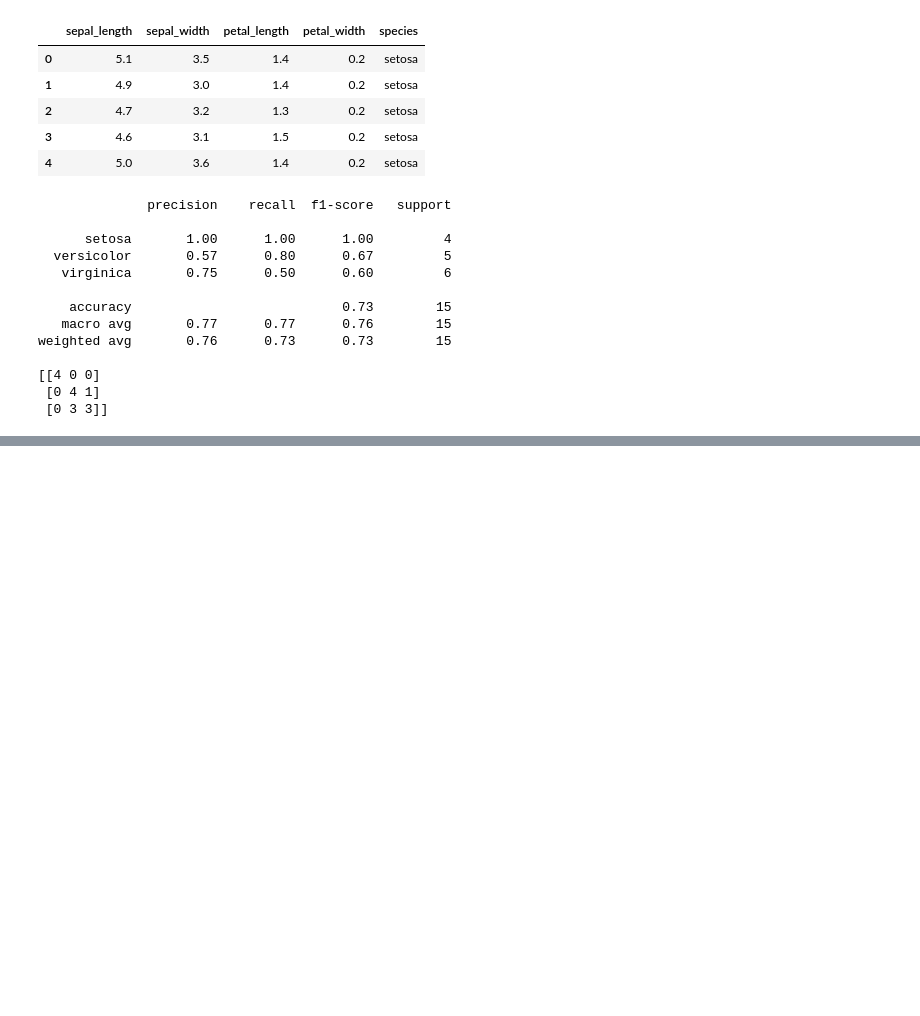
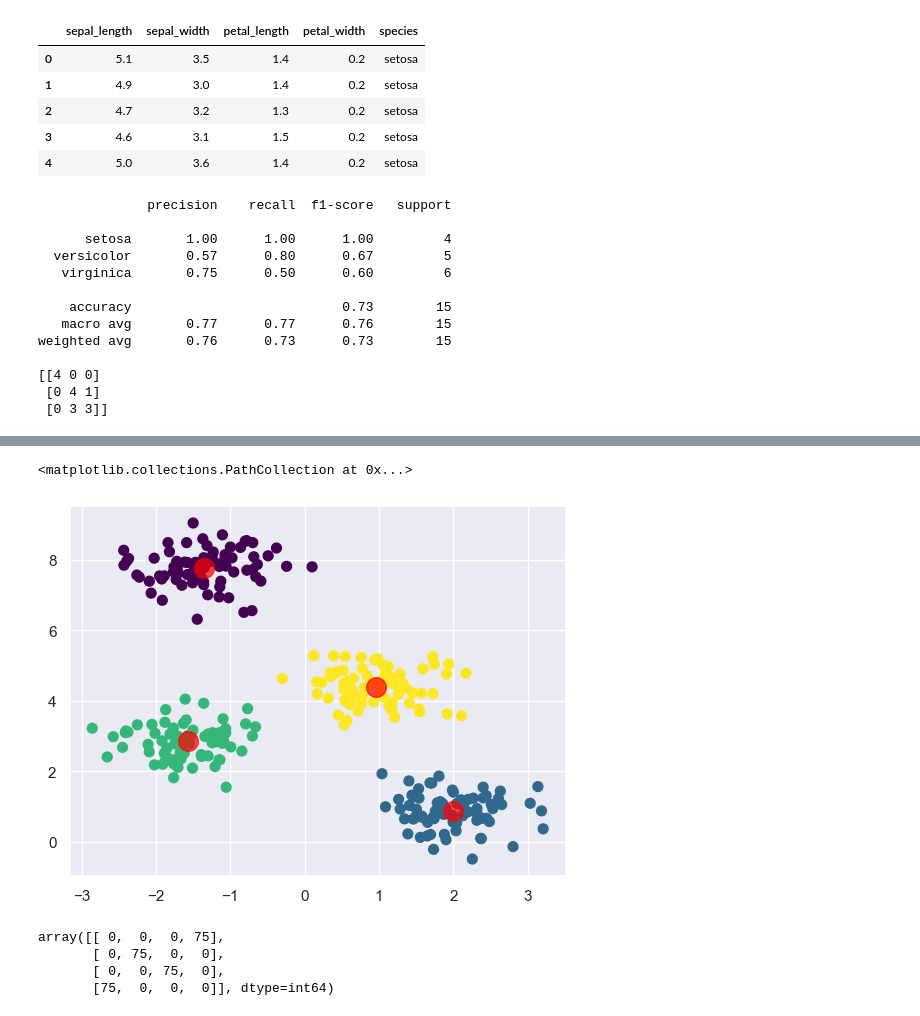
Before and after one commit to ChaouechOlfa/PythonPourDataScience, a Jupyter notebook: Chap7AlgorithmesMachineLearning .ipynb, the cells around one changed output, grey strips where cells are left out. Saved outputs shown, nothing was run; the diff lists cells and outputs as text; code cells hidden in the pictures; blank space fills up the shorter version.

Commit message:
Algorithme KMeans

```diff
--- a/Chap7AlgorithmesMachineLearning .ipynb
+++ b/Chap7AlgorithmesMachineLearning .ipynb
@@ -253,0 +262,4 @@ weighted avg       0.76      0.73      0.73        15
+# %%
+#Génénration de jeu de données bidimensionnel contenant quatre groupes
+x,y_reel=make_blobs(n_samples=300,centers=4,cluster_std=0.50,random_state=0)
+df=pd.concat([pd.DataFrame(x),pd.DataFrame(y_reel)],axis=1)
@@ -253,0 +286,20 @@ weighted avg       0.76      0.73      0.73        15
+# %%
+kmeans=KMeans(n_clusters=4)
+kmeans.fit(x)
+y_pred=kmeans.predict(x)
+# %%
+plt.scatter(x[:,0],x[:,1],c=y_pred,s=50,cmap='viridis')
+centers=kmeans.cluster_centers_
+plt.scatter(centers[:,0],centers[:,1],c='red',s=200,alpha=0.7)
+# %% [output]
+<matplotlib.collections.PathCollection at 0x...>
+[figure, added]
+# %%
+#Evaluation
+from sklearn.metrics import confusion_matrix
+confusion_matrix(y_reel,y_pred)
+# %% [output]
+array([[ 0,  0,  0, 75],
+       [ 0, 75,  0,  0],
+       [ 0,  0, 75,  0],
+       [75,  0,  0,  0]], dtype=int64)
```
Also changed, not shown: parts of 4 cells of this notebook.
